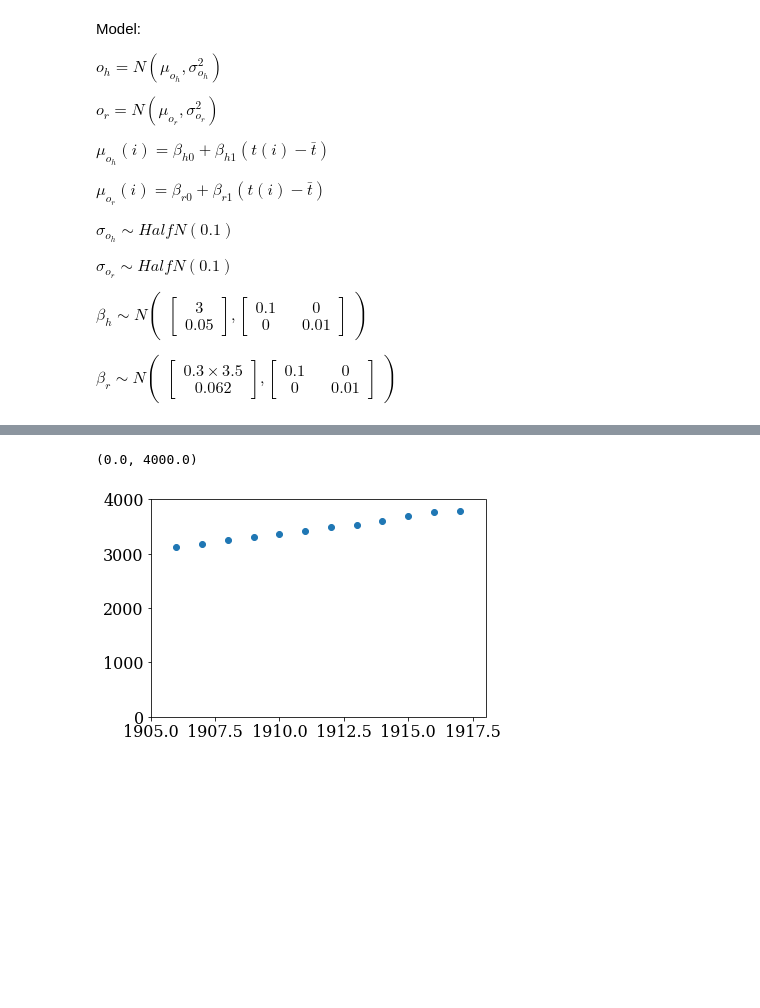
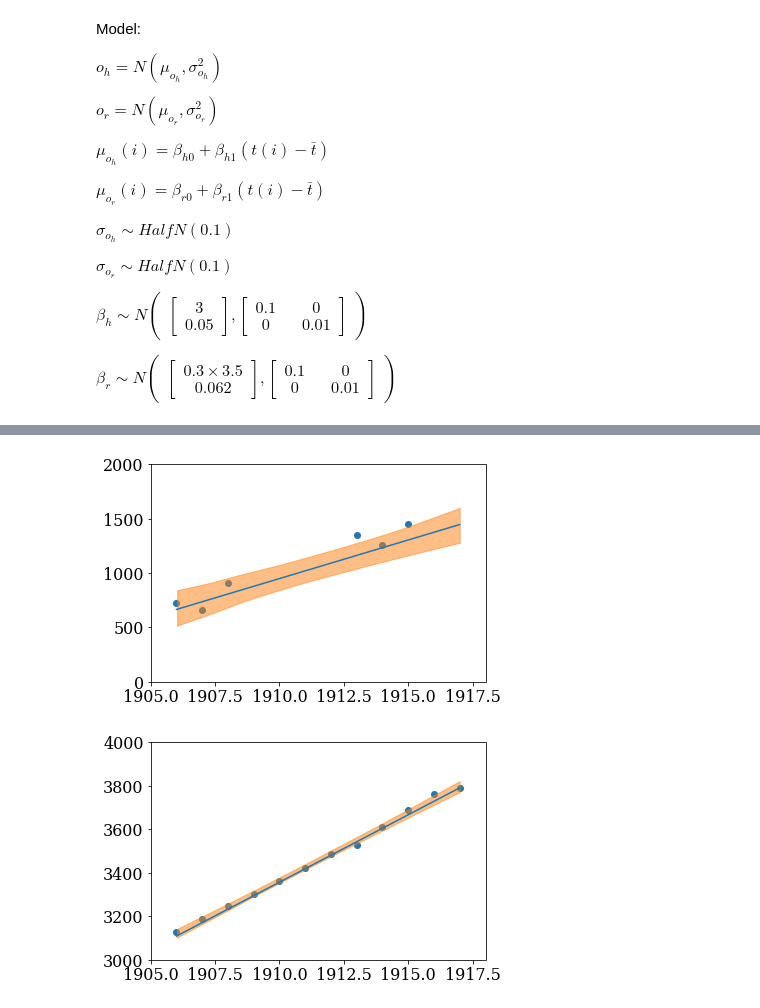
Before and after one commit to AnttiHaerkoenen/vyborg_orthodox, a Jupyter notebook: notebooks/missing_orthodox.ipynb, the cells around one changed output, grey strips where cells are left out. Saved outputs shown, nothing was run; the diff lists cells and outputs as text; code cells hidden in the pictures; blank space fills up the shorter version.

```diff
--- a/notebooks/missing_orthodox.ipynb
+++ b/notebooks/missing_orthodox.ipynb
@@ -316,10 +344,33 @@ plot_prediction(
-# %%
-import arviz as az
-import matplotlib.pyplot as plt
-
-plt.scatter(data_health.index, data_health.health_council_orthodox * standard)
-plt.xlim(1905, 1918)
-plt.ylim(3000, 4000)
-# %% [output]
-(0.0, 4000.0)
-[figure, removed]
+# %%
+import arviz as az
+import numpy as np
+import matplotlib.pyplot as plt
+
+plt.scatter(data_register.index, data_register.register_orthodox * standard)
+x = np.arange(1906, 1918)
+y = 1.056 + 0.071 * (x - x.mean())
+plt.plot(x, y * standard)
+idata = az.from_pymc3(trace=posterior, model=model_register_orthodox).to_dataframe()
+beta_0 = idata[('posterior', 'beta_orthodox_0')]
+beta_1 = idata[('posterior', 'beta_orthodox_1')]
+mu_predicted = beta_0[..., np.newaxis] + beta_1[..., np.newaxis] * (x - x.mean())
+az.plot_hdi(x, mu_predicted * standard, hdi_prob=0.99)
+plt.xlim(1905, 1918)
+plt.ylim(0, 2000)
+plt.show()
+
+plt.scatter(data_health.index, data_health.health_council_orthodox * standard)
+x = np.arange(1906, 1918)
+y = 3.45 + 0.062 * (x - x.mean())
+plt.plot(x, y * standard)
+idata = az.from_pymc3(trace=posterior_health, model=model_health_council_orthodox).to_dataframe()
+beta_0 = idata[('posterior', 'beta_health_0')]
+beta_1 = idata[('posterior', 'beta_health_1')]
+mu_predicted = beta_0[..., np.newaxis] + beta_1[..., np.newaxis] * (x - x.mean())
+az.plot_hdi(x, mu_predicted * standard, hdi_prob=0.99)
+plt.xlim(1905, 1918)
+plt.ylim(3000, 4000)
+plt.show()
+# %% [output]
+[figure, added]
+[figure, added]
```
Also changed, not shown: parts of 7 cells of this notebook, 1 other file.
